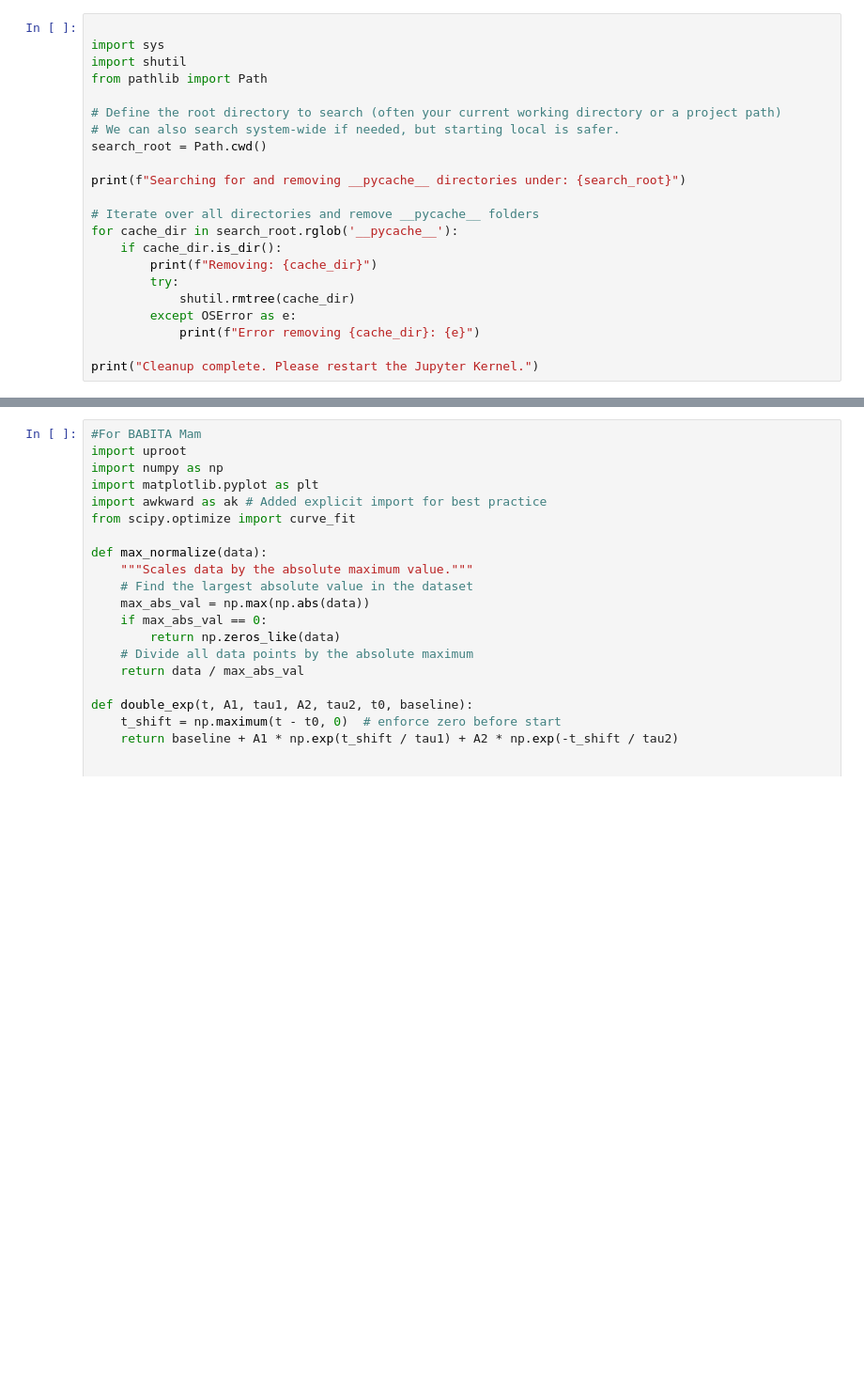
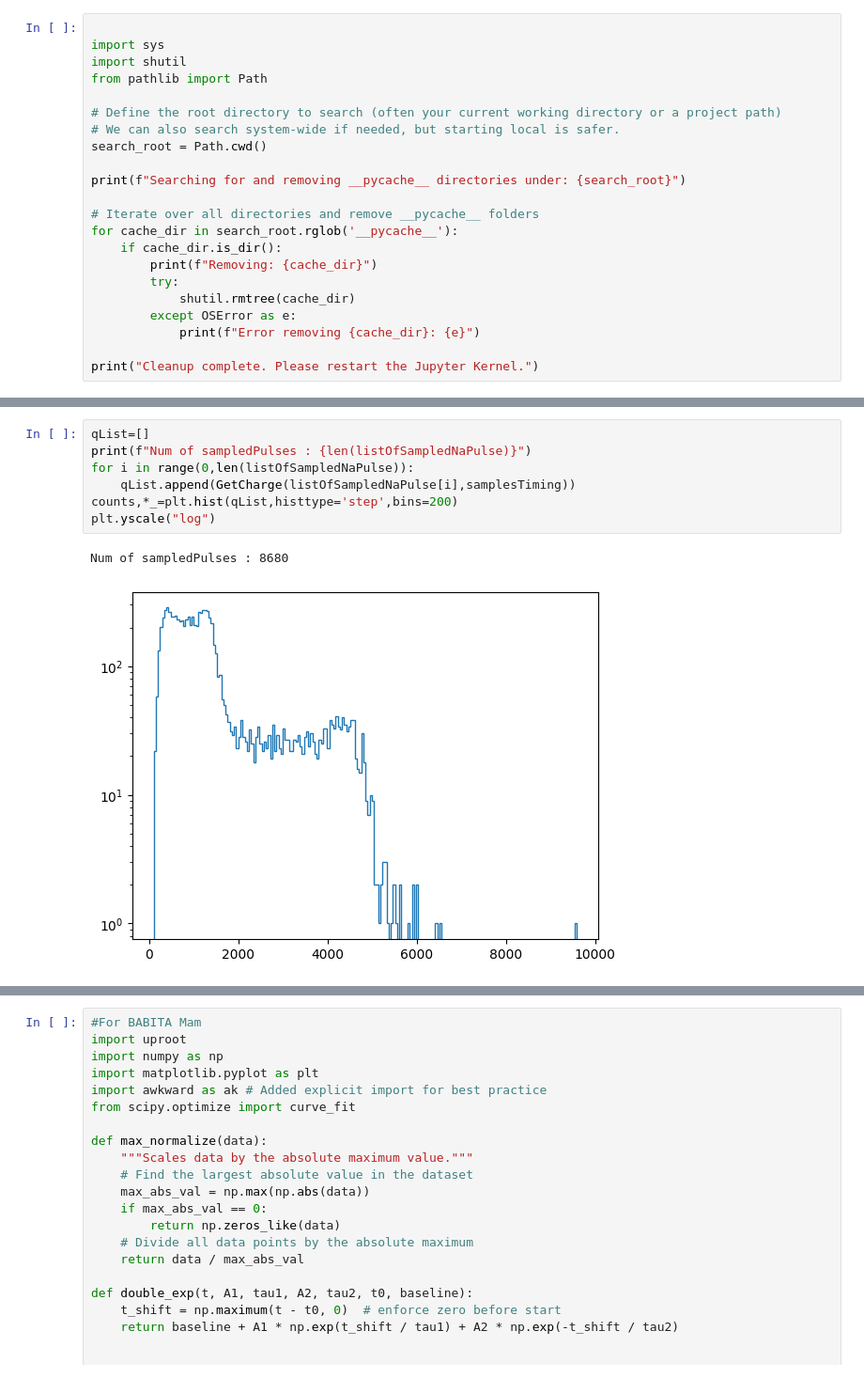
Before and after one commit to rsehgal/G4Workshop_Calicut, a Jupyter notebook: PyScripts/WaveAnal.ipynb, the cells around one changed output, grey strips where cells are left out. Shown: that part at 94% size. Cells and saved outputs as stored; diff of their text form; blank space fills up the shorter version.

```diff
--- a/PyScripts/WaveAnal.ipynb
+++ b/PyScripts/WaveAnal.ipynb
@@ -751,3 +886,13 @@ def PSD(pulseData,timing):
+# %%
+qList=[]
+print(f"Num of sampledPulses : {len(listOfSampledNaPulse)}")
+for i in range(0,len(listOfSampledNaPulse)):
+    qList.append(GetCharge(listOfSampledNaPulse[i],samplesTiming))
+counts,*_=plt.hist(qList,histtype='step',bins=200)
+plt.yscale("log")
+# %% [output]
+Num of sampledPulses : 8680
+[figure, added]
 # %%
 #For PSD simulation code Using simplified functions and Convolved pulses
 import uproot
```
Also changed, not shown: parts of 4 cells of this notebook, 3 other files.
